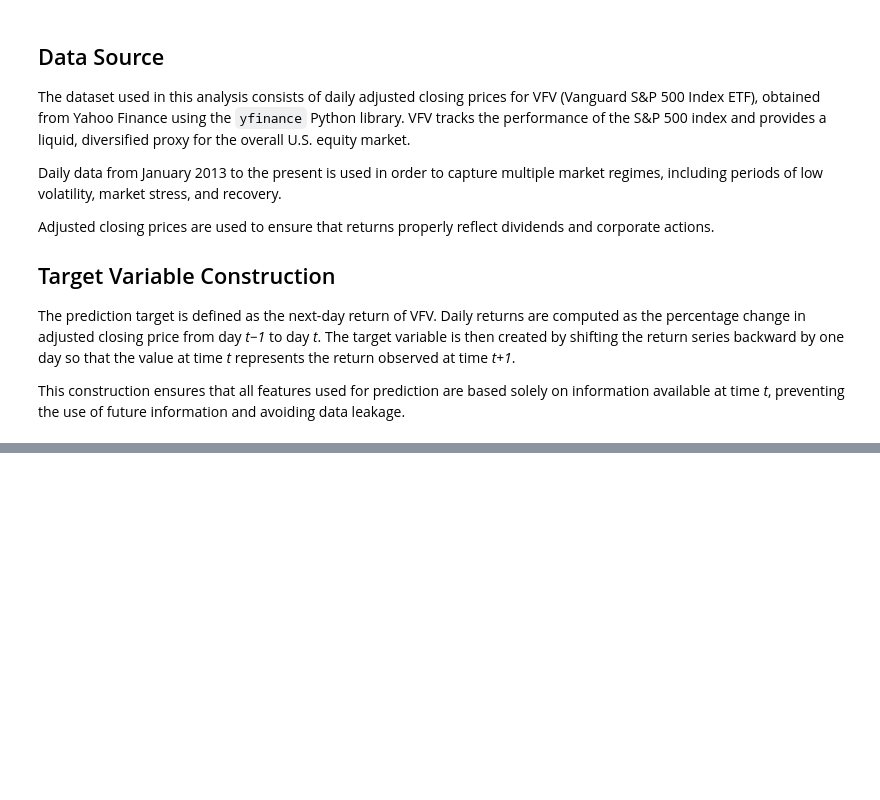
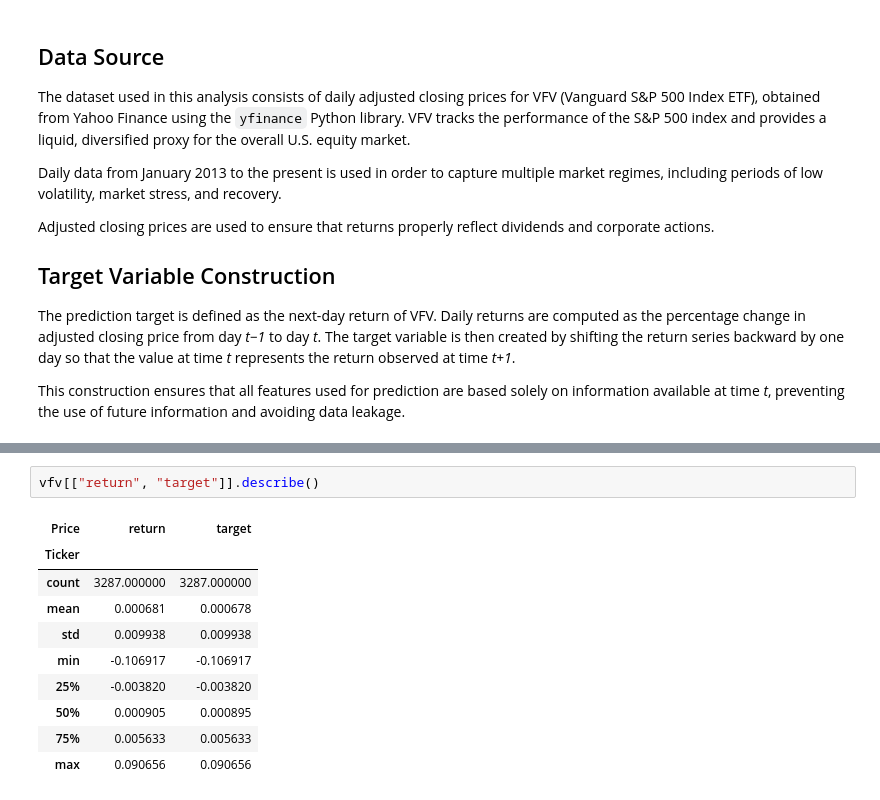
Before and after one commit to lautrevor/data-science-portfolio, a Jupyter notebook: project-2-vfv-signal-vs-noise/01_vfv_data_and_target.ipynb, the cells around one changed output, grey strips where cells are left out. Drawn from its saved outputs; the diff is of its cells as text; blank space fills up the shorter version.

```diff
--- a/project-2-vfv-signal-vs-noise/01_vfv_data_and_target.ipynb
+++ b/project-2-vfv-signal-vs-noise/01_vfv_data_and_target.ipynb
@@ -41,0 +56,13 @@ vfv.head()
+# %%
+vfv[["return", "target"]].describe()
+# %% [output]
+| Price | return | target |
+| Ticker |  |  |
+| count | 3287.000000 | 3287.000000 |
+| mean | 0.000681 | 0.000678 |
+| std | 0.009938 | 0.009938 |
+| min | -0.106917 | -0.106917 |
+| 25% | -0.003820 | -0.003820 |
+| 50% | 0.000905 | 0.000895 |
+| 75% | 0.005633 | 0.005633 |
+| max | 0.090656 | 0.090656 |
```
Also changed, not shown: parts of 5 cells of this notebook.
